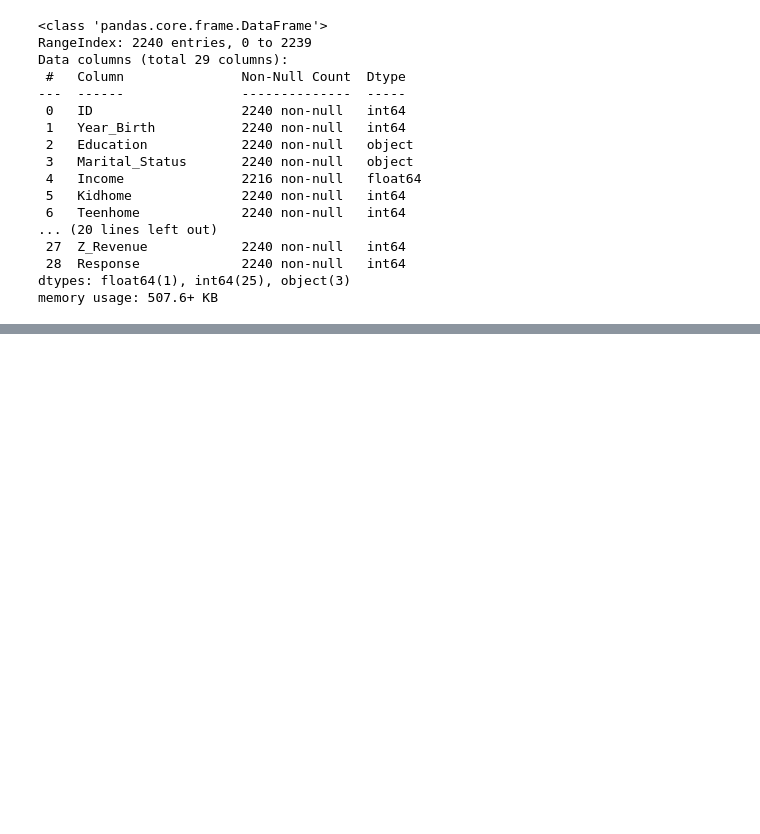
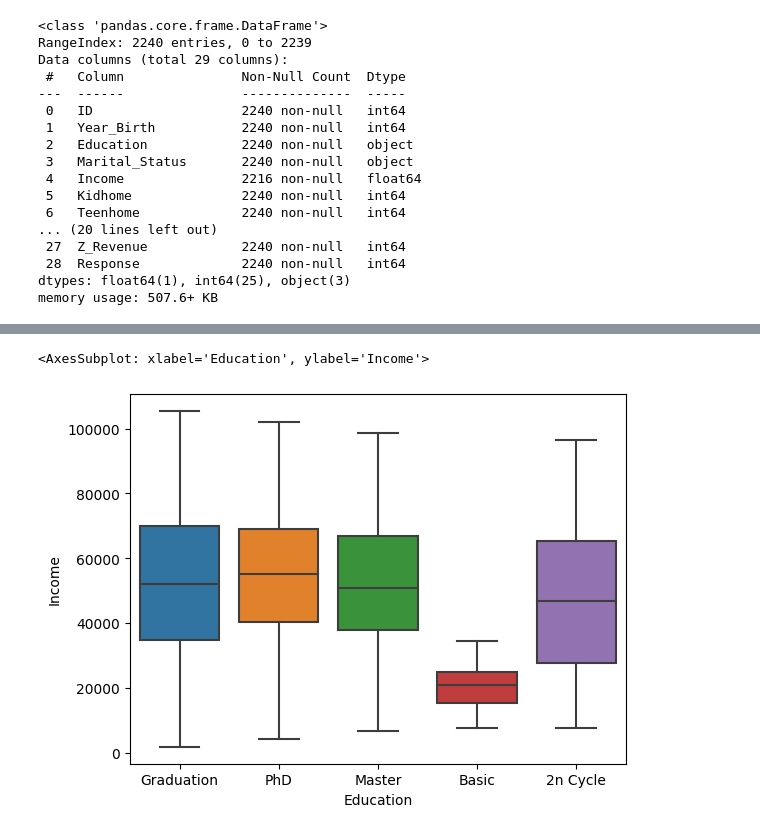
Before and after one commit to makarandmadhavi/ML-Data-Cleaning-and-Feature-Selection, a Jupyter notebook: ML_Data_Cleaning_Feature_Selection_EDA.ipynb, the cells around one changed output, grey strips where cells are left out. Drawn from its saved outputs; the diff is of its cells as text; code cells hidden in the pictures; blank space fills up the shorter version.

```diff
--- a/ML_Data_Cleaning_Feature_Selection_EDA.ipynb
+++ b/ML_Data_Cleaning_Feature_Selection_EDA.ipynb
@@ -126,0 +169,5 @@ data.head()
+# %%
+sns.boxplot( x = 'Education',y = 'Income', data = data, showfliers = False )
+# %% [output]
+<AxesSubplot: xlabel='Education', ylabel='Income'>
+[figure, added]
```
Also changed, not shown: parts of 11 cells of this notebook.
